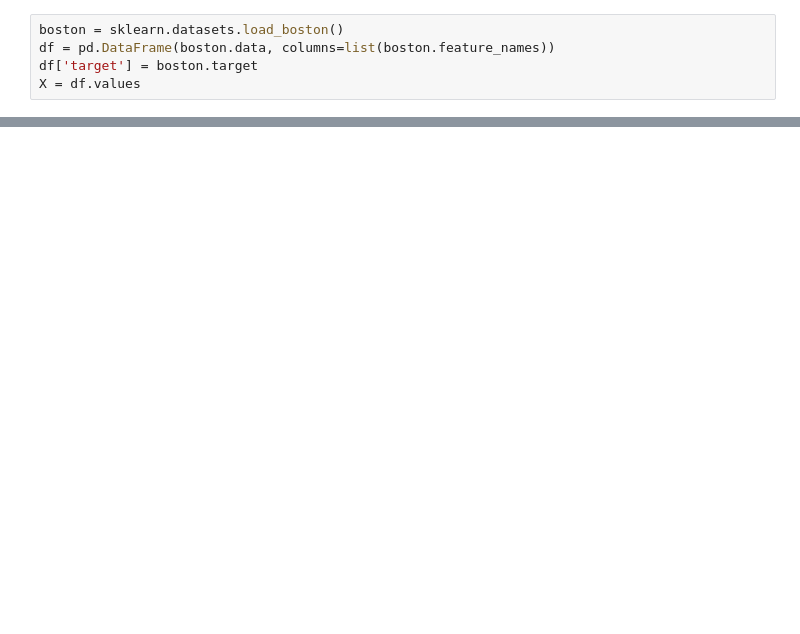
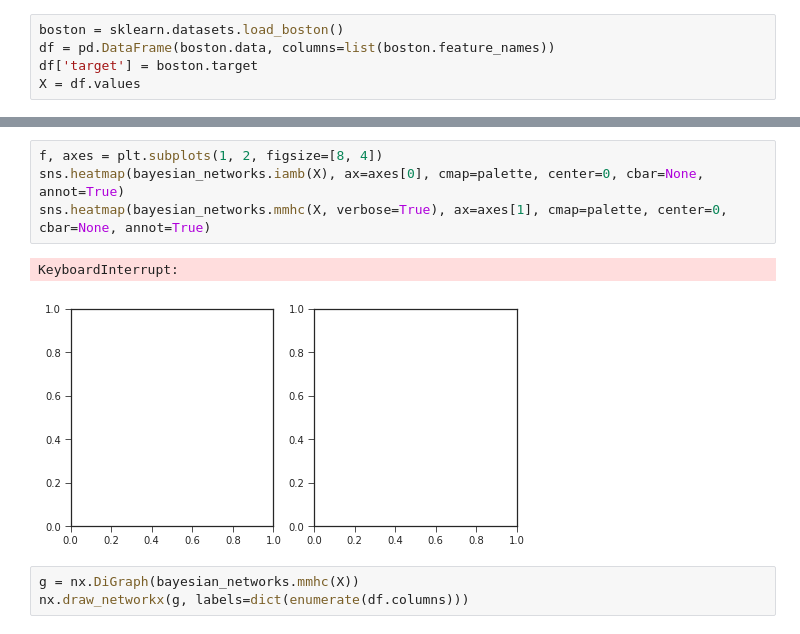
Before and after one commit to ytakashina/depynd, a Jupyter notebook: bayesian_networks.ipynb, the cells around one changed output, grey strips where cells are left out. Cells and saved outputs as stored; diff of their text form; blank space fills up the shorter version.

```diff
--- a/bayesian_networks.ipynb
+++ b/bayesian_networks.ipynb
@@ -55,0 +44,10 @@ nx.draw_networkx_edges(g, pos)
+# %%
+f, axes = plt.subplots(1, 2, figsize=[8, 4])
+sns.heatmap(bayesian_networks.iamb(X), ax=axes[0], cmap=palette, center=0, cbar=None, annot=True)
+sns.heatmap(bayesian_networks.mmhc(X, verbose=True), ax=axes[1], cmap=palette, center=0, cbar=None, annot=True)
+# %% [output]
+KeyboardInterrupt:
+[figure, added]
+# %%
+g = nx.DiGraph(bayesian_networks.mmhc(X))
+nx.draw_networkx(g, labels=dict(enumerate(df.columns)))
```
Also changed, not shown: parts of 6 cells of this notebook, 2 other files.
